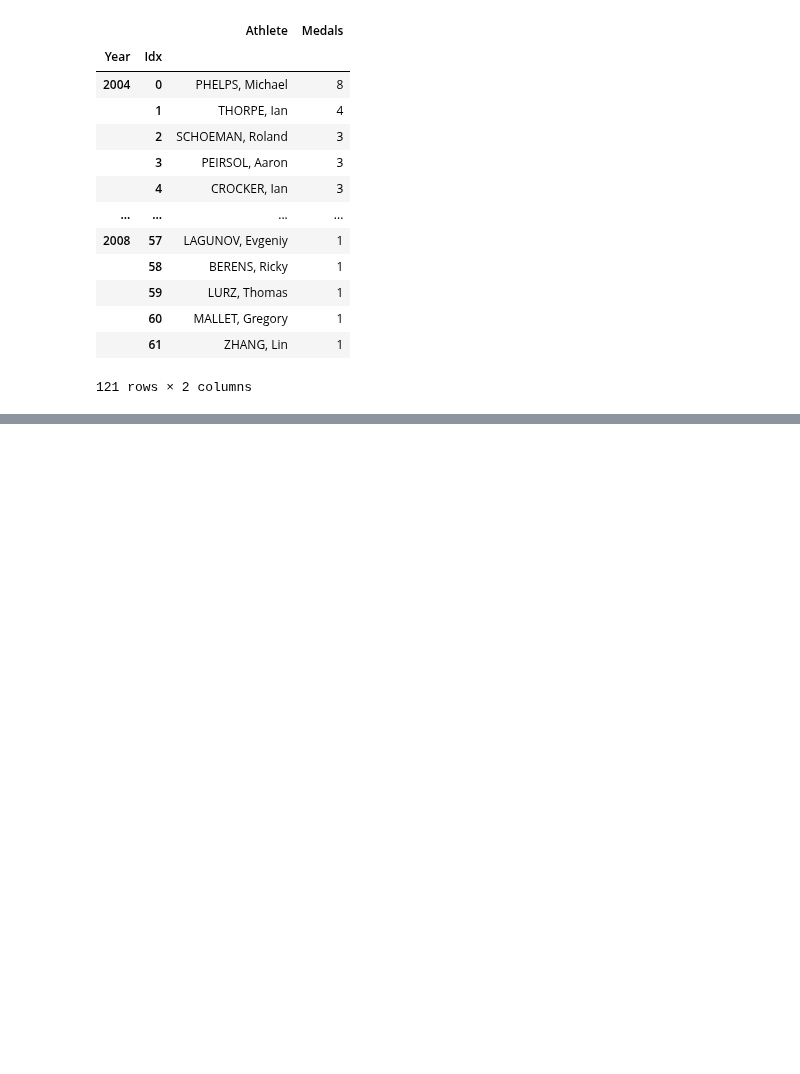
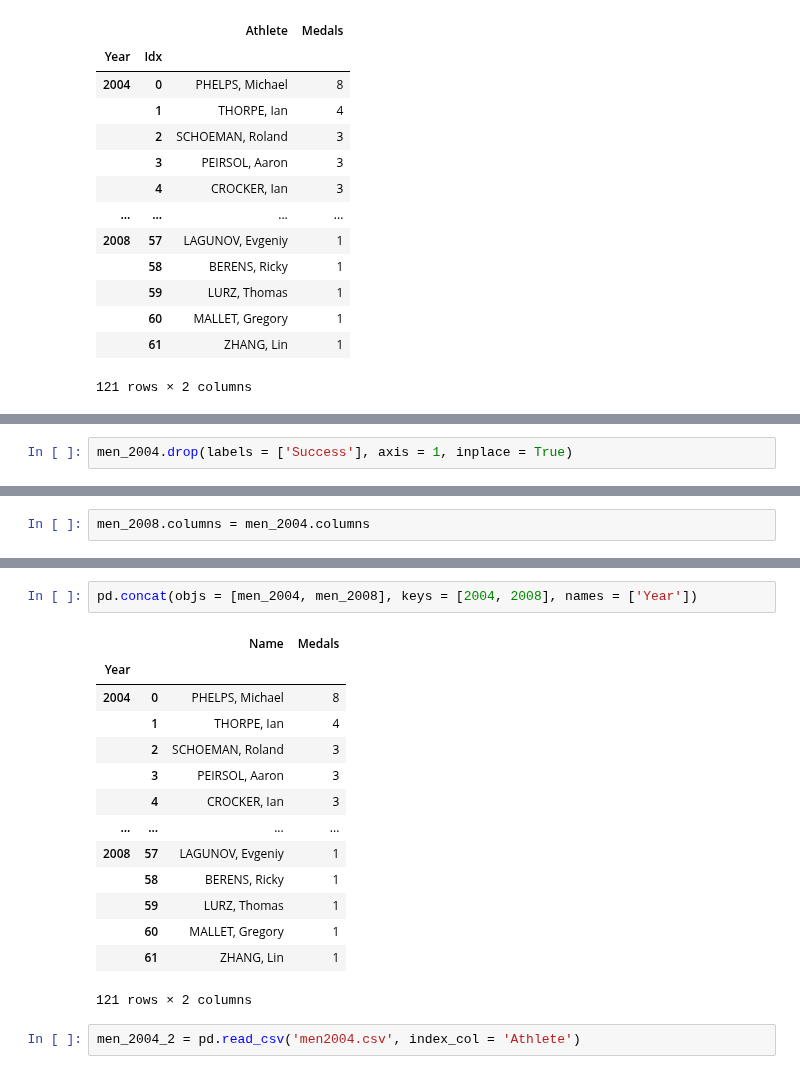
Before and after one commit to alchemistbg/udemy-the-complete-pandas-bootcamp, a Jupyter notebook: Section-14/Merging_Joining_and_Concatenating_Data.ipynb, the cells around one changed output, grey strips where cells are left out. Saved outputs shown, nothing was run; the diff lists cells and outputs as text; blank space fills up the shorter version.

```diff
--- a/Section-14/Merging_Joining_and_Concatenating_Data.ipynb
+++ b/Section-14/Merging_Joining_and_Concatenating_Data.ipynb
@@ -115,0 +164,2 @@ men_0408
+# %%
+men_2004.drop(labels = ['Success'], axis = 1, inplace = True)
@@ -115,0 +175,2 @@ men_0408
+# %%
+men_2008.columns = men_2004.columns
@@ -115,0 +186,19 @@ men_0408
+# %%
+pd.concat(objs = [men_2004, men_2008], keys = [2004, 2008], names = ['Year'])
+# %% [output]
+|  |  | Name | Medals |
+| Year |  |  |  |
+| 2004 | 0 | PHELPS, Michael | 8 |
+|  | 1 | THORPE, Ian | 4 |
+|  | 2 | SCHOEMAN, Roland | 3 |
+|  | 3 | PEIRSOL, Aaron | 3 |
+|  | 4 | CROCKER, Ian | 3 |
+| ... | ... | ... | ... |
+| 2008 | 57 | LAGUNOV, Evgeniy | 1 |
+|  | 58 | BERENS, Ricky | 1 |
+|  | 59 | LURZ, Thomas | 1 |
+|  | 60 | MALLET, Gregory | 1 |
+|  | 61 | ZHANG, Lin | 1 |
+121 rows × 2 columns
+# %%
+men_2004_2 = pd.read_csv('men2004.csv', index_col = 'Athlete')
```
Also changed, not shown: parts of 39 cells of this notebook, 2 other files.
